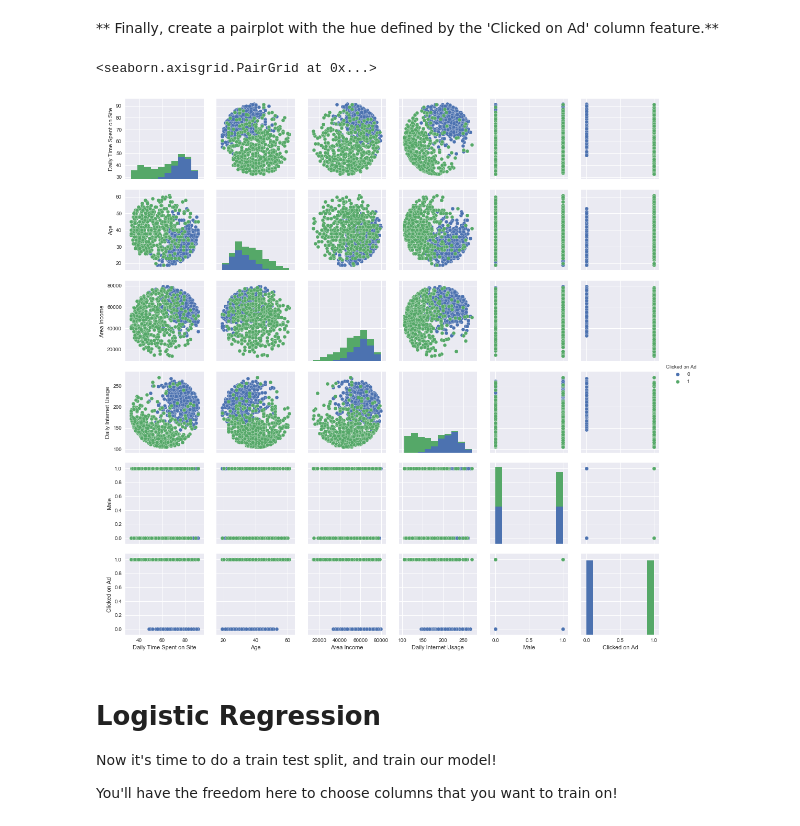
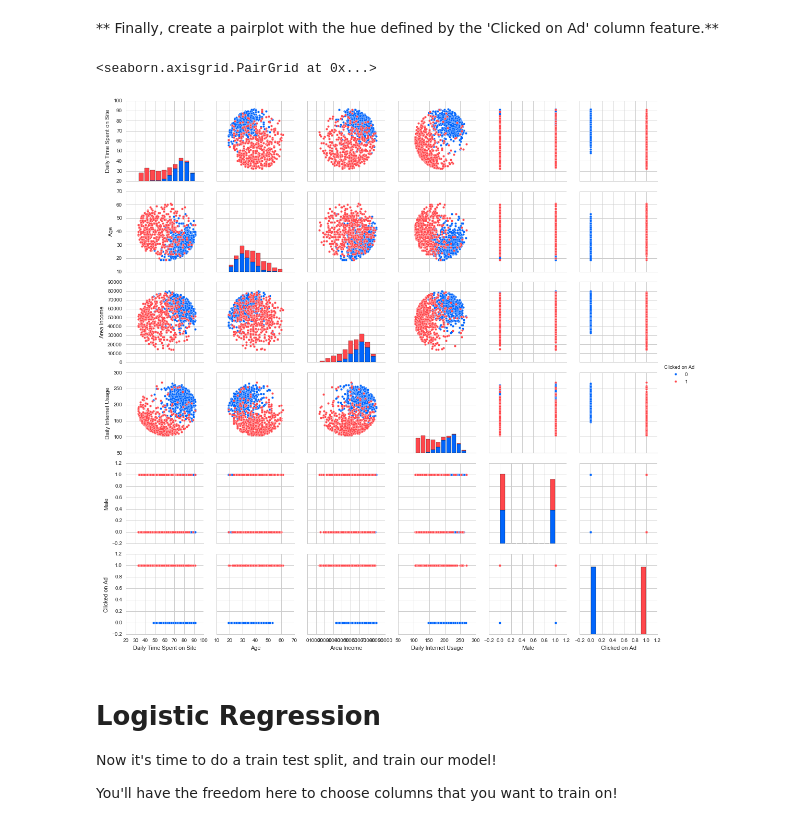
Before and after one commit to kwarodom/sidtechtalent, a Jupyter notebook: ML-Week2/Lecture8 Supervised Learning - Logistic Regression/Logistic Regression Project .ipynb, the cells around one changed output. Drawn from its saved outputs; the diff is of its cells as text; code cells hidden in the pictures.

```diff
--- a/ML-Week2/Lecture8 Supervised Learning - Logistic Regression/Logistic Regression Project .ipynb
+++ b/ML-Week2/Lecture8 Supervised Learning - Logistic Regression/Logistic Regression Project .ipynb
@@ -24,6 +24,7 @@ import pandas as pd
 import numpy as np
 import matplotlib.pyplot as plt
 import seaborn as sns
+sns.set(style="whitegrid")
 %matplotlib inline
 # %% [markdown]
 ## Get the Data
@@ -110,10 +116,11 @@ sns.jointplot(x='Age', y='Daily Internet Usage', data=ad_data, color="g")
 # %% [markdown]
 ** Finally, create a pairplot with the hue defined by the 'Clicked on Ad' column feature.**
 # %%
-sns.pairplot(ad_data, hue="Clicked on Ad")
+colors = ["bright blue", "light red"]
+sns.pairplot(ad_data, hue="Clicked on Ad", palette=sns.xkcd_palette(colors))
 # %% [output]
 <seaborn.axisgrid.PairGrid at 0x...>
-[figure, old version]
+[figure, new version]
 # %% [markdown]
 # Logistic Regression
 
```
Also changed, not shown: parts of 7 cells of this notebook.
